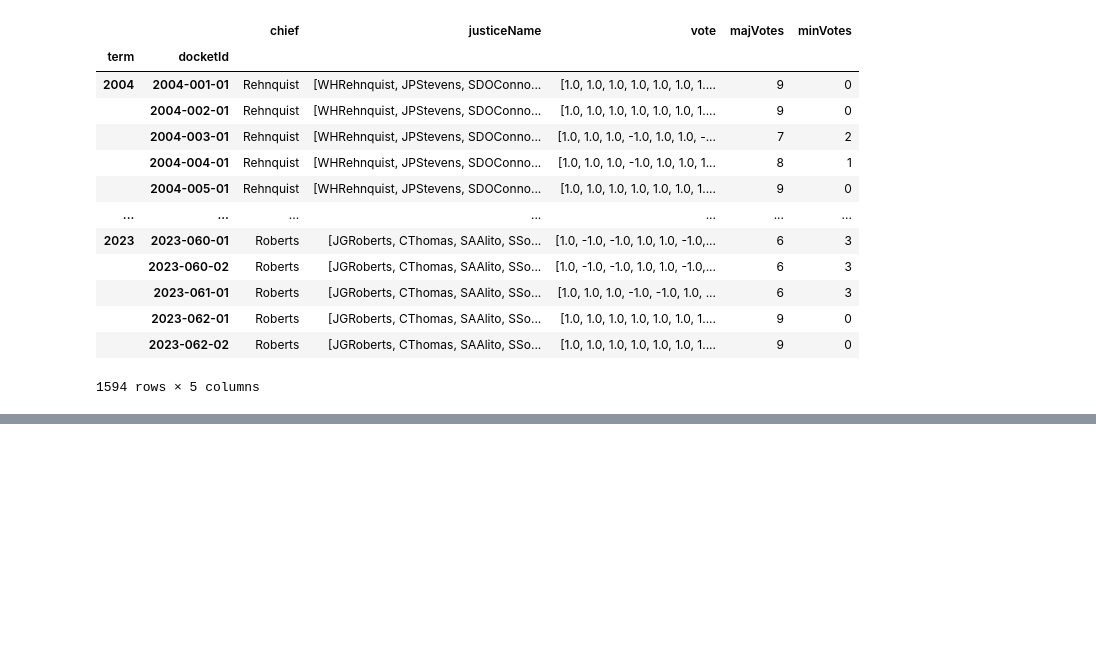
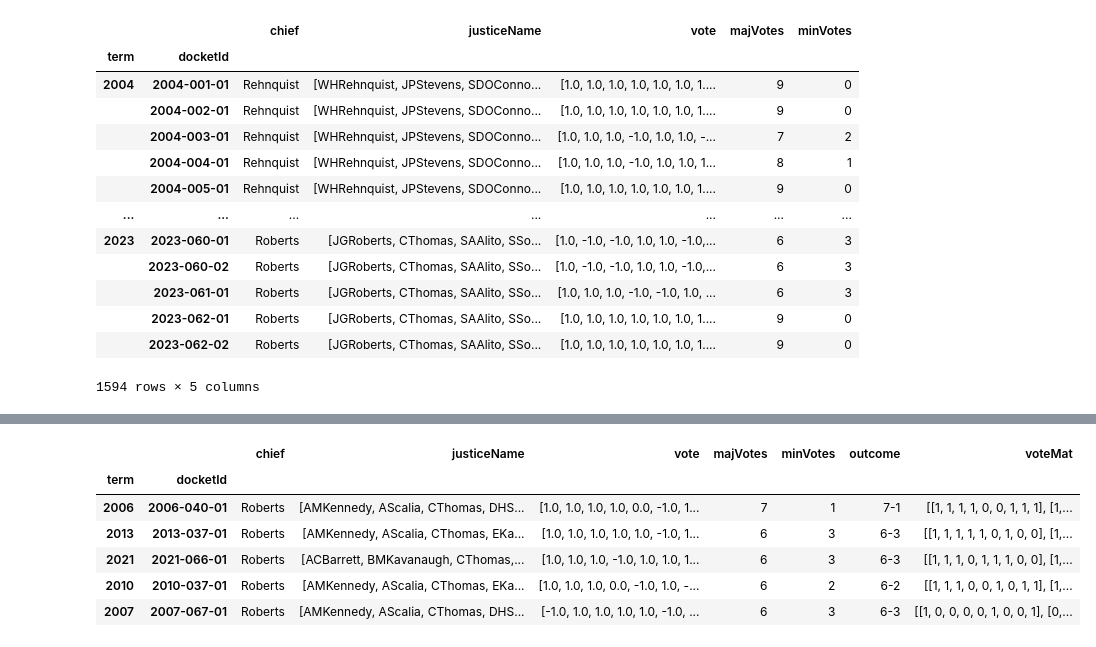
Before and after one commit to ghpetty/sc_datavis, a Jupyter notebook: SupremeCourtNetwork.ipynb, the cells around one changed output, grey strips where cells are left out. Cells and saved outputs as stored; diff of their text form; code cells hidden in the pictures; blank space fills up the shorter version.

```diff
--- a/SupremeCourtNetwork.ipynb
+++ b/SupremeCourtNetwork.ipynb
@@ -413,0 +417,28 @@ Name: count, dtype: int64
+# %%
+# Drop unanimous votes:
+df_by_case_contr = df_by_case.loc[df_by_case['minVotes']>0]
+df_by_case_contr = df_by_case_contr.reset_index()
+# index = df_by_case_contr.index
+# voteMat_placeholder = pd.Series(np.zeros(df_by_case_contr.shape[0]).astype('object'),index=index)
+df_by_case_contr['voteMat'] = np.zeros(df_by_case_contr.shape[0]).astype('object')
+df_by_case_contr = df_by_case_contr.set_index(['term','docketId'])
+# df_by_case_contr['voteMat'] = np.zeros(df_by_case_contr.shape[0],dtype='object')
+# For each case, create a matrix of which justices voted together
+voteMat_list = []
+for (term,case),df in df_by_case_contr.groupby(['term','docketId']):
+    # Drop unanimous votes
+    votes_pro = (np.array(df['vote'].values[0]) == 1).astype(int)
+    votes_anti = (np.array(df['vote'].values[0]) == -1).astype(int)
+    voteMat = np.outer(votes_pro,votes_pro) + np.outer(votes_anti,votes_anti)
+    voteMat_list.append(voteMat)
+    df.loc[:,'voteMat'] = [voteMat]
+    df_by_case_contr.loc[(term,case),:] = df.squeeze()
+df_by_case_contr.sample(5)
+# %% [output]
+|  |  | chief | justiceName | vote | majVotes | minVotes | outcome | voteMat |
+| term | docketId |  |  |  |  |  |  |  |
+| 2006 | 2006-040-01 | Roberts | [AMKennedy, AScalia, CThomas, DHS... | [1.0, 1.0, 1.0, 1.0, 0.0, -1.0, 1... | 7 | 1 | 7-1 | [[1, 1, 1, 1, 0, 0, 1, 1, 1], [1,... |
+| 2013 | 2013-037-01 | Roberts | [AMKennedy, AScalia, CThomas, EKa... | [1.0, 1.0, 1.0, 1.0, 1.0, -1.0, 1... | 6 | 3 | 6-3 | [[1, 1, 1, 1, 1, 0, 1, 0, 0], [1,... |
+| 2021 | 2021-066-01 | Roberts | [ACBarrett, BMKavanaugh, CThomas,... | [1.0, 1.0, 1.0, -1.0, 1.0, 1.0, 1... | 6 | 3 | 6-3 | [[1, 1, 1, 0, 1, 1, 1, 0, 0], [1,... |
+| 2010 | 2010-037-01 | Roberts | [AMKennedy, AScalia, CThomas, EKa... | [1.0, 1.0, 1.0, 0.0, -1.0, 1.0, -... | 6 | 2 | 6-2 | [[1, 1, 1, 0, 0, 1, 0, 1, 1], [1,... |
+| 2007 | 2007-067-01 | Roberts | [AMKennedy, AScalia, CThomas, DHS... | [-1.0, 1.0, 1.0, 1.0, 1.0, -1.0, ... | 6 | 3 | 6-3 | [[1, 0, 0, 0, 0, 1, 0, 0, 1], [0,... |
```
Also changed, not shown: parts of 10 cells of this notebook.
